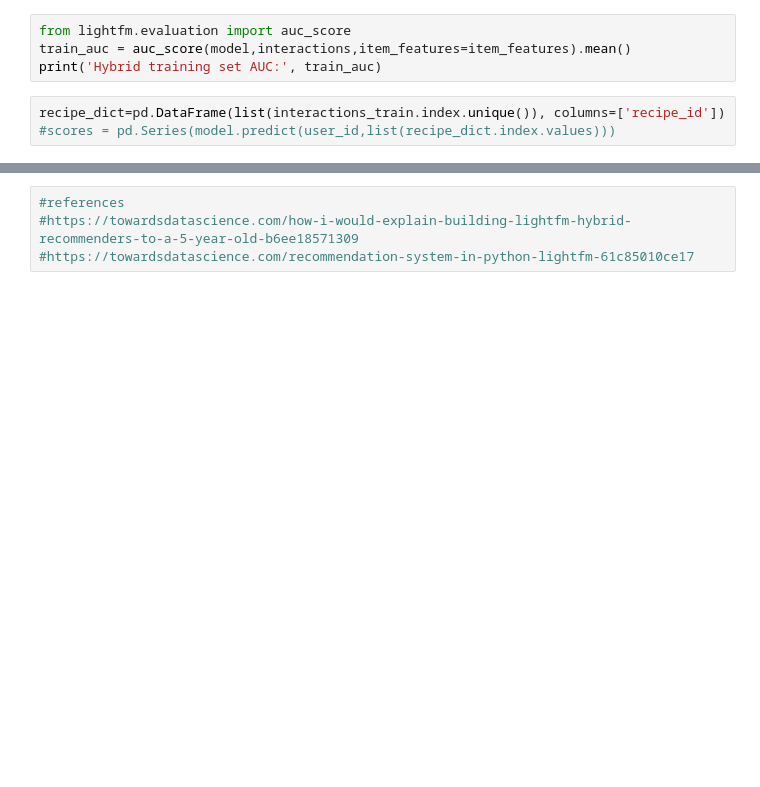
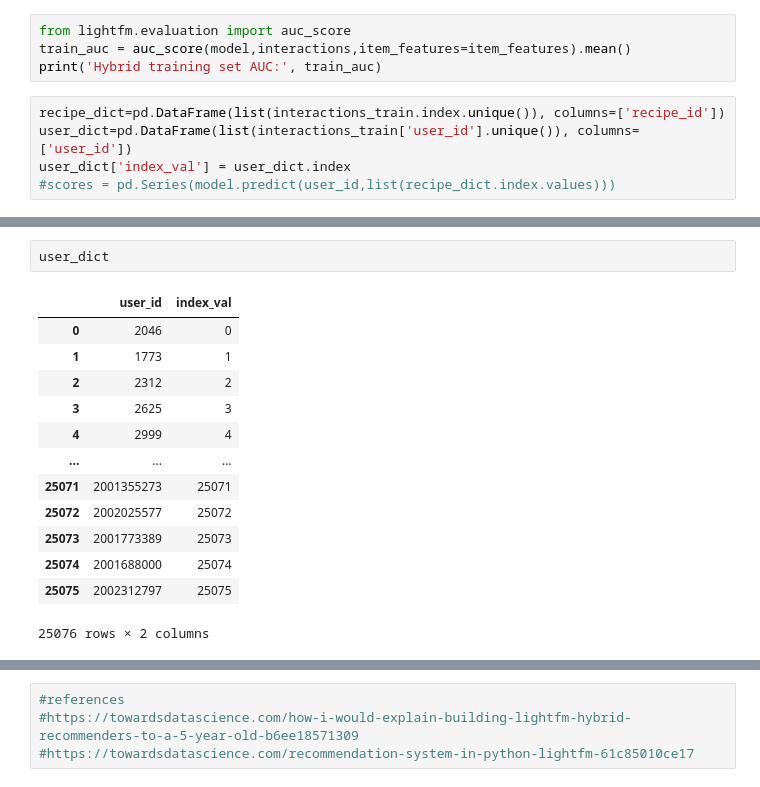
Before and after one commit to Adarsh3thy/RecipeRecommender, a Jupyter notebook: LightFM.ipynb, the cells around one changed output, grey strips where cells are left out. Drawn from its saved outputs; the diff is of its cells as text; blank space fills up the shorter version.

Commit message:
Correcting user_id bug

```diff
--- a/LightFM.ipynb
+++ b/LightFM.ipynb
@@ -245,4 +247,6 @@ train_auc = auc_score(model,interactions,item_features=item_features).mean()
 print('Hybrid training set AUC:', train_auc)
 # %%
 recipe_dict=pd.DataFrame(list(interactions_train.index.unique()), columns=['recipe_id'])
+user_dict=pd.DataFrame(list(interactions_train['user_id'].unique()), columns=['user_id'])
+user_dict['index_val'] = user_dict.index
 #scores = pd.Series(model.predict(user_id,list(recipe_dict.index.values)))
@@ -256,2 +260,18 @@ LightFM ranks the recipes on its own local scale and returns the scores. We will
+# %%
+user_dict
+# %% [output]
+|  | user_id | index_val |
+| 0 | 2046 | 0 |
+| 1 | 1773 | 1 |
+| 2 | 2312 | 2 |
+| 3 | 2625 | 3 |
+| 4 | 2999 | 4 |
+| ... | ... | ... |
+| 25071 | 2001355273 | 25071 |
+| 25072 | 2002025577 | 25072 |
+| 25073 | 2001773389 | 25073 |
+| 25074 | 2001688000 | 25074 |
+| 25075 | 2002312797 | 25075 |
+25076 rows × 2 columns
 # %%
 def user_recommendations(user_id,nrec_items=5):
```
Also changed, not shown: parts of 19 cells of this notebook.
